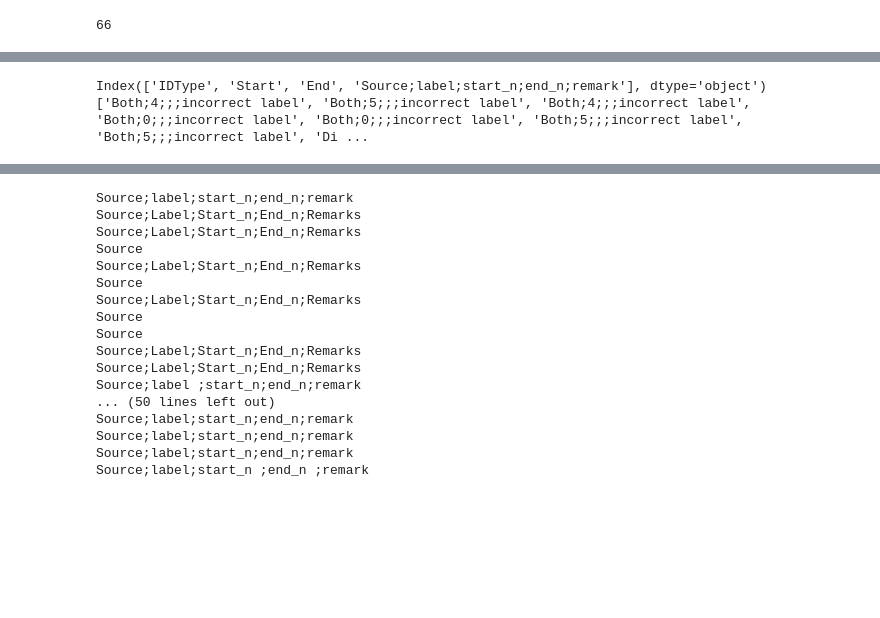
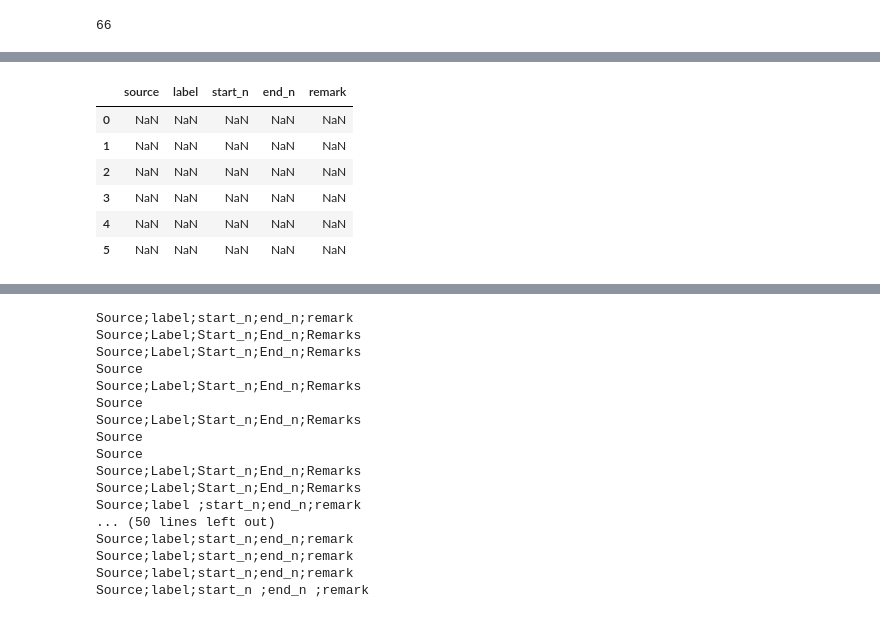
Before and after one commit to saifhanjra/EVITA_label_quality_checker, a Jupyter notebook: ground_truth_cehcker.ipynb, the cells around one changed output, grey strips where cells are left out. Cells and saved outputs as stored; diff of their text form; code cells hidden in the pictures; blank space fills up the shorter version.

```diff
--- a/ground_truth_cehcker.ipynb
+++ b/ground_truth_cehcker.ipynb
@@ -31,5 +31,7 @@ def extract_data_from_Source_col(label_df):
             filtered_info_collective.append(fileterd_info)
 
         #print(fileterd_info)
+        else:
+            filtered_info_collective.append(['NaN', 'NaN', 'NaN', 'NaN', 'NaN'])
 
     return (col_name, filtered_info_collective)
@@ -36,6 +40,16 @@ def extract_data_from_Source_col(label_df):
 # %%
-single_csv_file = "/home/muhammad/Desktop/Datasets/dataset_evaluation_EVITA/labeled/FR_TUN_01_010219_1400_generic_EmoVideoAnnotation_master.csv"
+single_csv_file = "/home/muhammad/Desktop/Datasets/dataset_evaluation_EVITA/labeled/FR_ESE_04_121018_1000_nutrition_EmoVideoAnnotation_master.csv"
 label_df = pd.read_csv(single_csv_file)
 
+col_name = label_df.columns[label_df.columns.str.contains(pat = 'Source')]
+col_name = col_name[0]
+df_old_sliced = label_df.loc[:,label_df.columns != col_name]
+df_old_sliced = df_old_sliced.reset_index()
+
 col_name, filtered_info_collective = extract_data_from_Source_col(label_df)
+#filtered_info_collective = filtered_info_collective.reset_index()
+
+
 col_name = ['source','label','start_n','end_n', 'remark']
+
+df_new = pd.DataFrame(filtered_info_collective, columns= col_name)
@@ -51,11 +78,11 @@ filtered_info_collective
 # %%
-single_csv_file="/home/muhammad/Desktop/Datasets/dataset_evaluation_EVITA/labeled/FR_ESE_15_160119_1100_generic_EmoVideoAnnotation_master.csv"
-df_csv_file = pd.read_csv(single_csv_file, on_bad_lines='skip')
-print(df_csv_file.columns)
 
-col_name_list=df_csv_file['Source;label;start_n;end_n;remark'].to_list()
-
-print(col_name_list)
+df_new
 # %% [output]
-Index(['IDType', 'Start', 'End', 'Source;label;start_n;end_n;remark'], dtype='object')
-['Both;4;;;incorrect label', 'Both;5;;;incorrect label', 'Both;4;;;incorrect label', 'Both;0;;;incorrect label', 'Both;0;;;incorrect label', 'Both;5;;;incorrect label', 'Both;5;;;incorrect label', 'Di ...
+|  | source | label | start_n | end_n | remark |
+| 0 | NaN | NaN | NaN | NaN | NaN |
+| 1 | NaN | NaN | NaN | NaN | NaN |
+| 2 | NaN | NaN | NaN | NaN | NaN |
+| 3 | NaN | NaN | NaN | NaN | NaN |
+| 4 | NaN | NaN | NaN | NaN | NaN |
+| 5 | NaN | NaN | NaN | NaN | NaN |
```
Also changed, not shown: parts of 13 cells of this notebook.
